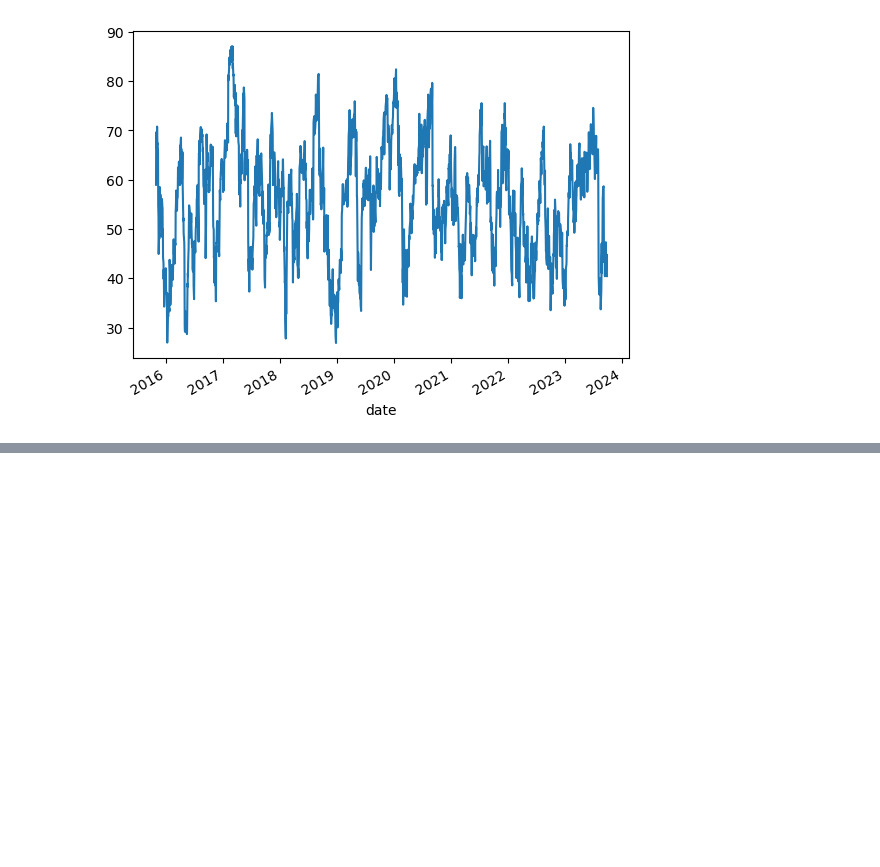
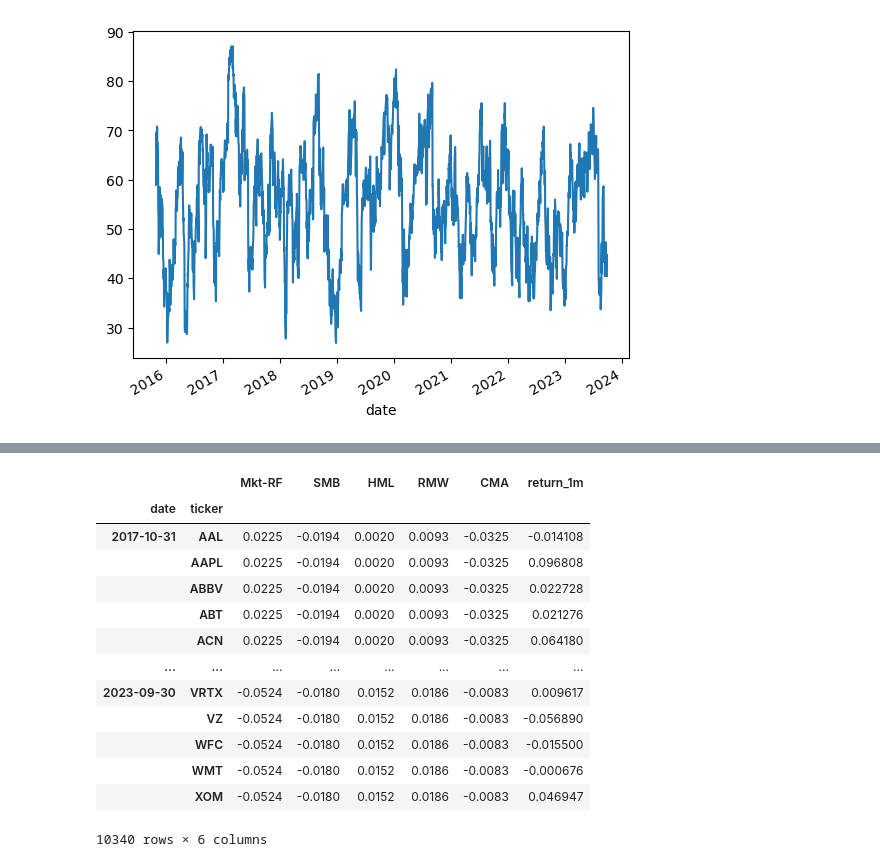
Before and after one commit to cshen05/Personal-Projects, a Jupyter notebook: Unsupervised Learning Trading Strategy.ipynb, the cells around one changed output, grey strips where cells are left out. Drawn from its saved outputs; the diff is of its cells as text; code cells hidden in the pictures; blank space fills up the shorter version.

```diff
--- a/Unsupervised Learning Trading Strategy.ipynb
+++ b/Unsupervised Learning Trading Strategy.ipynb
@@ -285,0 +284,26 @@ data
+# %%
+#fama-french factors
+factor_data = web.DataReader('F-F_Research_Data_5_Factors_2x3',
+               'famafrench',
+               start='2010')[0].drop('RF', axis=1)
+factor_data.index = factor_data.index.to_timestamp()
+factor_data = factor_data.resample('M').last().div(100)
+factor_data.index.name = 'date'
+factor_data = factor_data.join(data['return_1m']).sort_index()
+
+factor_data
+# %% [output]
+|  |  | Mkt-RF | SMB | HML | RMW | CMA | return_1m |
+| date | ticker |  |  |  |  |  |  |
+| 2017-10-31 | AAL | 0.0225 | -0.0194 | 0.0020 | 0.0093 | -0.0325 | -0.014108 |
+|  | AAPL | 0.0225 | -0.0194 | 0.0020 | 0.0093 | -0.0325 | 0.096808 |
+|  | ABBV | 0.0225 | -0.0194 | 0.0020 | 0.0093 | -0.0325 | 0.022728 |
+|  | ABT | 0.0225 | -0.0194 | 0.0020 | 0.0093 | -0.0325 | 0.021276 |
+|  | ACN | 0.0225 | -0.0194 | 0.0020 | 0.0093 | -0.0325 | 0.064180 |
+| ... | ... | ... | ... | ... | ... | ... | ... |
+| 2023-09-30 | VRTX | -0.0524 | -0.0180 | 0.0152 | 0.0186 | -0.0083 | 0.009617 |
+|  | VZ | -0.0524 | -0.0180 | 0.0152 | 0.0186 | -0.0083 | -0.056890 |
+|  | WFC | -0.0524 | -0.0180 | 0.0152 | 0.0186 | -0.0083 | -0.015500 |
+|  | WMT | -0.0524 | -0.0180 | 0.0152 | 0.0186 | -0.0083 | -0.000676 |
+|  | XOM | -0.0524 | -0.0180 | 0.0152 | 0.0186 | -0.0083 | 0.046947 |
+10340 rows × 6 columns
```
Also changed, not shown: parts of 17 cells of this notebook.
